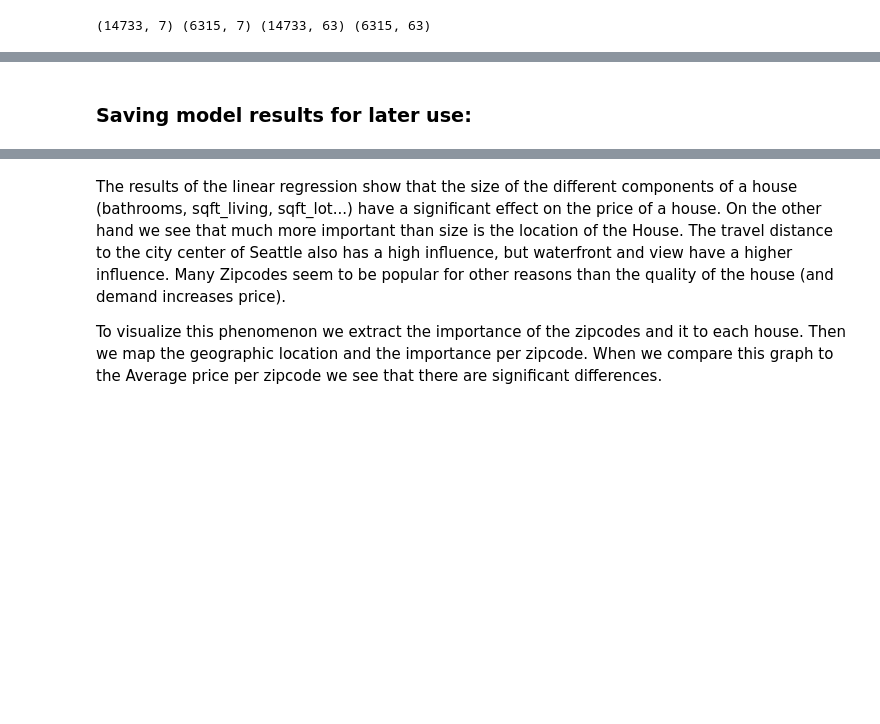
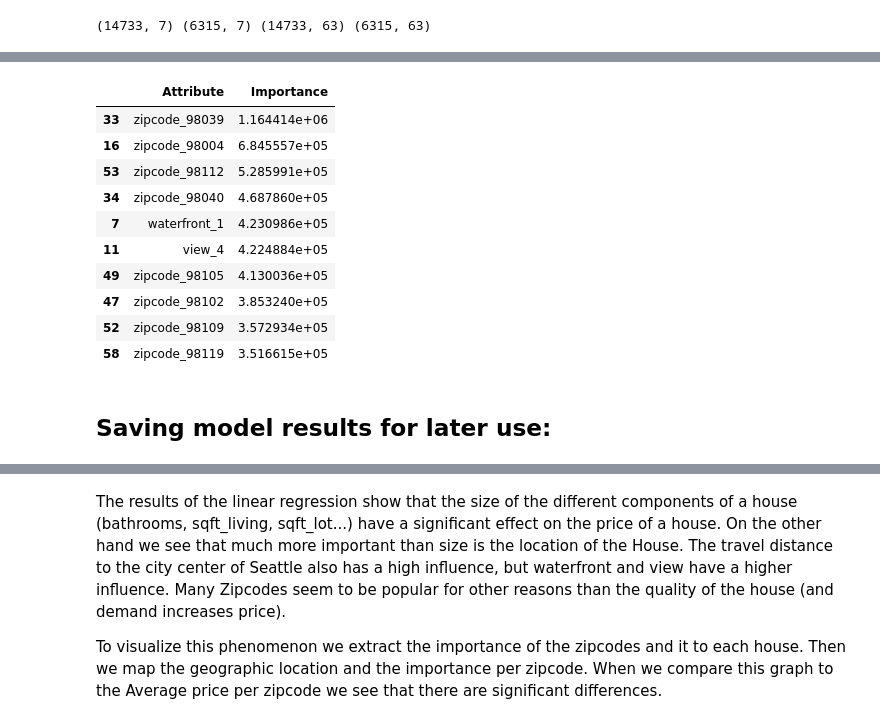
Before and after one commit to CrisQueCris/Houseprices, a Jupyter notebook: FinalModelCodeCleaning.ipynb, the cells around one changed output, grey strips where cells are left out. Saved outputs shown, nothing was run; the diff lists cells and outputs as text; code cells hidden in the pictures; blank space fills up the shorter version.

```diff
--- a/FinalModelCodeCleaning.ipynb
+++ b/FinalModelCodeCleaning.ipynb
@@ -920,7 +817,19 @@ plt.show()
 # %%
-features_importances.nlargest(10, 'Importance')
+m2_feature_importance.nlargest(10, 'Importance')
+# %% [output]
+|  | Attribute | Importance |
+| 33 | zipcode_98039 | 1.164414e+06 |
+| 16 | zipcode_98004 | 6.845557e+05 |
+| 53 | zipcode_98112 | 5.285991e+05 |
+| 34 | zipcode_98040 | 4.687860e+05 |
+| 7 | waterfront_1 | 4.230986e+05 |
+| 11 | view_4 | 4.224884e+05 |
+| 49 | zipcode_98105 | 4.130036e+05 |
+| 47 | zipcode_98102 | 3.853240e+05 |
+| 52 | zipcode_98109 | 3.572934e+05 |
+| 58 | zipcode_98119 | 3.516615e+05 |
 # %% [markdown]
-### Saving model results for later use:
+## Saving model results for later use:
 # %%
 #features_importances.to_csv('FinalModelFeatureImportance.csv')
 # %%
```
Also changed, not shown: parts of 88 cells of this notebook, 3 other files.
